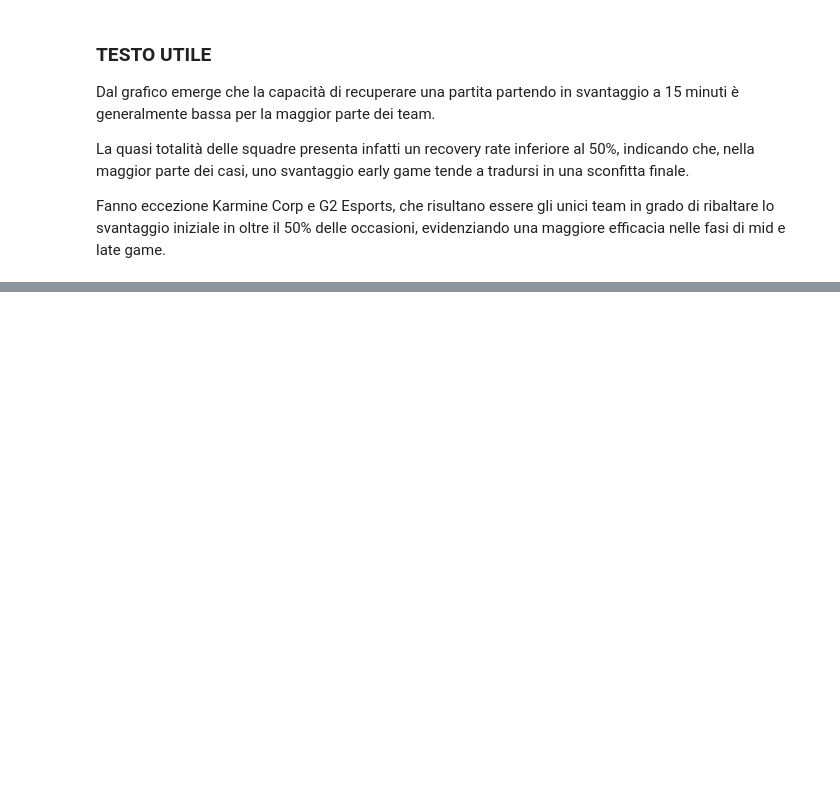
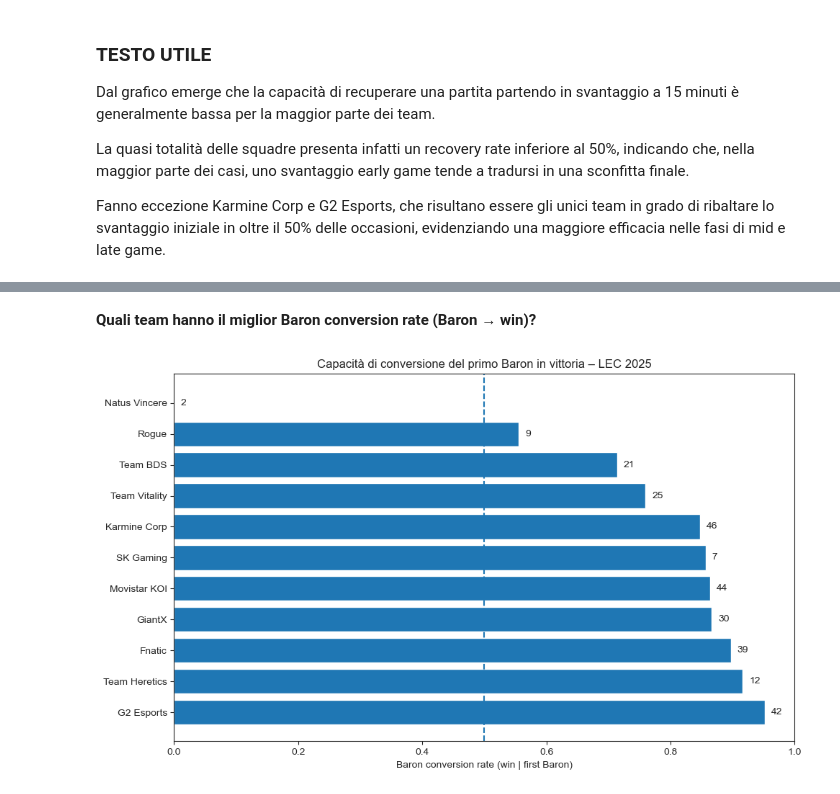
Before and after one commit to AnalystEca/G2-project-analysis, a Jupyter notebook: G2_analisi.ipynb, the cells around one changed output, grey strips where cells are left out. Drawn from its saved outputs; the diff is of its cells as text; code cells hidden in the pictures; blank space fills up the shorter version.

```diff
--- a/G2_analisi.ipynb
+++ b/G2_analisi.ipynb
@@ -1107,0 +1193,59 @@ Fanno eccezione Karmine Corp e G2 Esports, che risultano essere gli unici team i
+# %% [markdown]
+**Quali team hanno il miglior Baron conversion rate (Baron → win)?**
+# %%
+baron_conv_df = lec_df[
+    ['gameid', 'position', 'teamname', 'firstbaron', 'result']
+].copy()
+
+baron_conv_df = baron_conv_df[
+    baron_conv_df['position'] == 'team'
+].copy()
+
+baron_conv_df = baron_conv_df[
+    baron_conv_df['firstbaron'] == 1
+]
+
+team_baron_conversion = (
+    baron_conv_df
+    .groupby('teamname', as_index=False)
+    .agg(
+        games_with_first_baron=('result', 'count'),
+        wins_after_first_baron=('result', 'sum')
+    )
+)
+
+team_baron_conversion['baron_conversion_rate'] = (
+    team_baron_conversion['wins_after_first_baron'] /
+    team_baron_conversion['games_with_first_baron']
+)
+
+team_baron_conversion = team_baron_conversion.sort_values(
+    'baron_conversion_rate',
+    ascending=False
+)
+
+plt.figure(figsize=(10, 6))
+
+plt.barh(
+    team_baron_conversion['teamname'],
+    team_baron_conversion['baron_conversion_rate']
+)
+
+plt.xlabel('Baron conversion rate (win | first Baron)')
+plt.title('Capacità di conversione del primo Baron in vittoria – LEC 2025')
+
+plt.axvline(0.5, linestyle='--')
+
+for _, row in team_baron_conversion.iterrows():
+    plt.text(
+        row['baron_conversion_rate'] + 0.01,
+        row['teamname'],
+        f"{int(row['games_with_first_baron'])}",
+        va='center'
+    )
+
+plt.xlim(0, 1)
+plt.tight_layout()
+plt.show()
+# %% [output]
+[figure, added]
```
Also changed, not shown: parts of 18 cells of this notebook, 1 other file.
